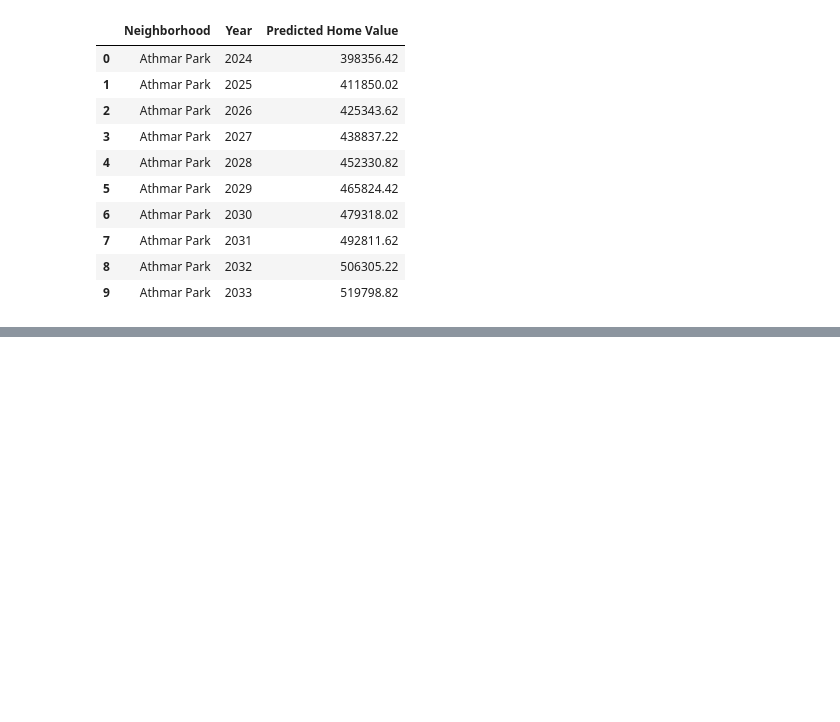
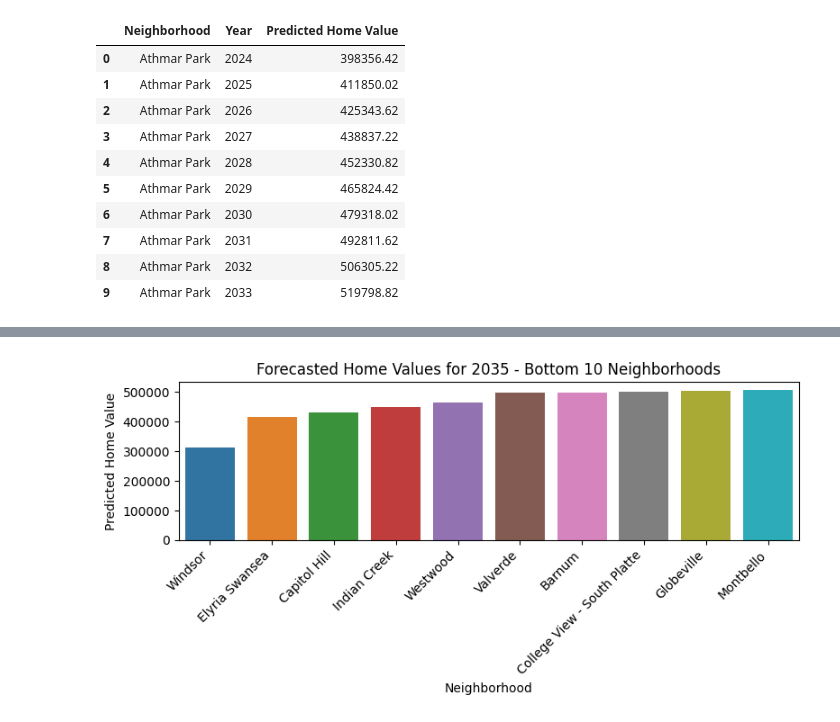
Before and after one commit to Angelinamurdock/final_project_group_2, a Jupyter notebook: Zillowregressionk_.ipynb, the cells around one changed output, grey strips where cells are left out. Saved outputs shown, nothing was run; the diff lists cells and outputs as text; code cells hidden in the pictures; blank space fills up the shorter version.

```diff
--- a/Zillowregressionk_.ipynb
+++ b/Zillowregressionk_.ipynb
@@ -259,0 +276,13 @@ forecast_df.to_csv('Resources/regression_forecast.csv', index=False)
+# %%
+# Bottom 10 neighborhoods by predicted value
+bottom10 = forecast_2035.sort_values(by='Predicted Home Value').head(10)
+# %%
+# Plot bar chart
+plt.figure(figsize=(8, 4))
+sns.barplot(data=bottom10, x='Neighborhood', y='Predicted Home Value', hue='Neighborhood')
+plt.xticks(rotation=45, ha='right')
+plt.title('Forecasted Home Values for 2035 - Bottom 10 Neighborhoods')
+plt.tight_layout()
+plt.show()
+# %% [output]
+[figure, added]
```
Also changed, not shown: parts of 8 cells of this notebook.
